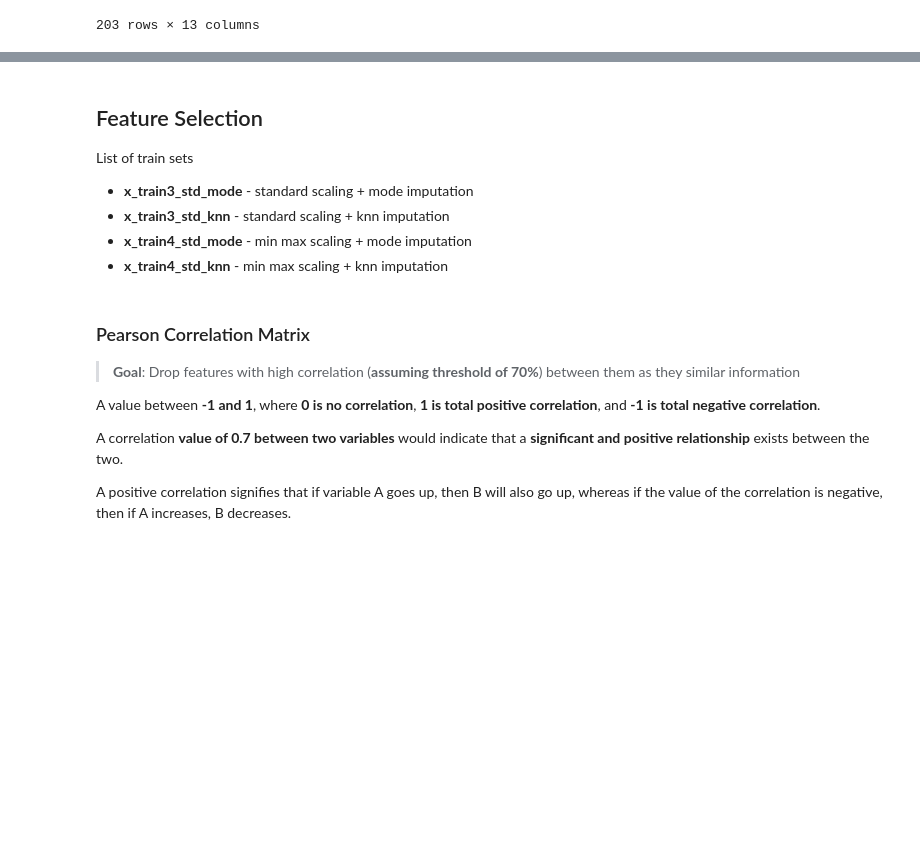
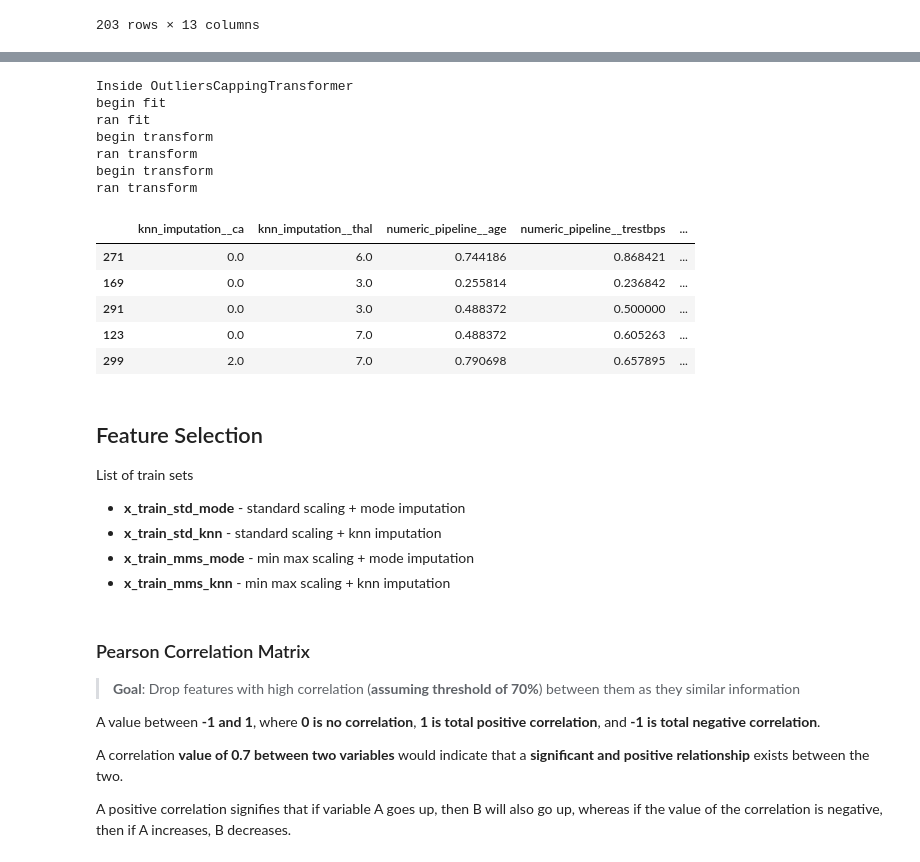
Before and after one commit to HussainAhmed202/MLProject, a Jupyter notebook: notebooks/heart_disease_prediction.ipynb, the cells around one changed output, grey strips where cells are left out. Drawn from its saved outputs; the diff is of its cells as text; code cells hidden in the pictures; blank space fills up the shorter version.

```diff
--- a/notebooks/heart_disease_prediction.ipynb
+++ b/notebooks/heart_disease_prediction.ipynb
@@ -648,0 +848,29 @@ pd.concat([X_train[categorical_feat],mms.fit_transform(X_train[numeric_feat])],a
+# %%
+# x_train_mms_knn
+
+preprocessor4 = ColumnTransformer(
+    transformers = [
+        ("knn_imputation", categorical_pipelines['knn'], ['ca','thal']),
+        ("numeric_pipeline", numeric_pipelines['mms'], numeric_feat)
+    ],
+    remainder = "passthrough"
+).set_output(transform='pandas')
+
+
+x_train_mms_knn = preprocessor4.fit_transform(X_train,y_train)
+x_test_mms_knn = preprocessor4.transform(X_test)
+x_train_mms_knn.sample(5)
+# %% [output]
+Inside OutliersCappingTransformer
+begin fit
+ran fit
+begin transform
+ran transform
+begin transform
+ran transform
+|  | knn_imputation__ca | knn_imputation__thal | numeric_pipeline__age | numeric_pipeline__trestbps | ... |
+| 271 | 0.0 | 6.0 | 0.744186 | 0.868421 | ... |
+| 169 | 0.0 | 3.0 | 0.255814 | 0.236842 | ... |
+| 291 | 0.0 | 3.0 | 0.488372 | 0.500000 | ... |
+| 123 | 0.0 | 7.0 | 0.488372 | 0.605263 | ... |
+| 299 | 2.0 | 7.0 | 0.790698 | 0.657895 | ... |
@@ -650,10 +885,10 @@ pd.concat([X_train[categorical_feat],mms.fit_transform(X_train[numeric_feat])],a
 ## Feature Selection
 
 List of train sets
-* **x_train3_std_mode** - standard scaling + mode imputation
-* **x_train3_std_knn** - standard scaling + knn imputation
-* **x_train4_std_mode** - min max scaling + mode imputation
-* **x_train4_std_knn** - min max scaling + knn imputation
+* **x_train_std_mode** - standard scaling + mode imputation
+* **x_train_std_knn** -  standard scaling + knn imputation
+* **x_train_mms_mode** - min max scaling + mode imputation
+* **x_train_mms_knn** -  min max scaling + knn imputation
 # %% [markdown]
 ### Pearson Correlation Matrix
 
```
Also changed, not shown: parts of 13 cells of this notebook.
